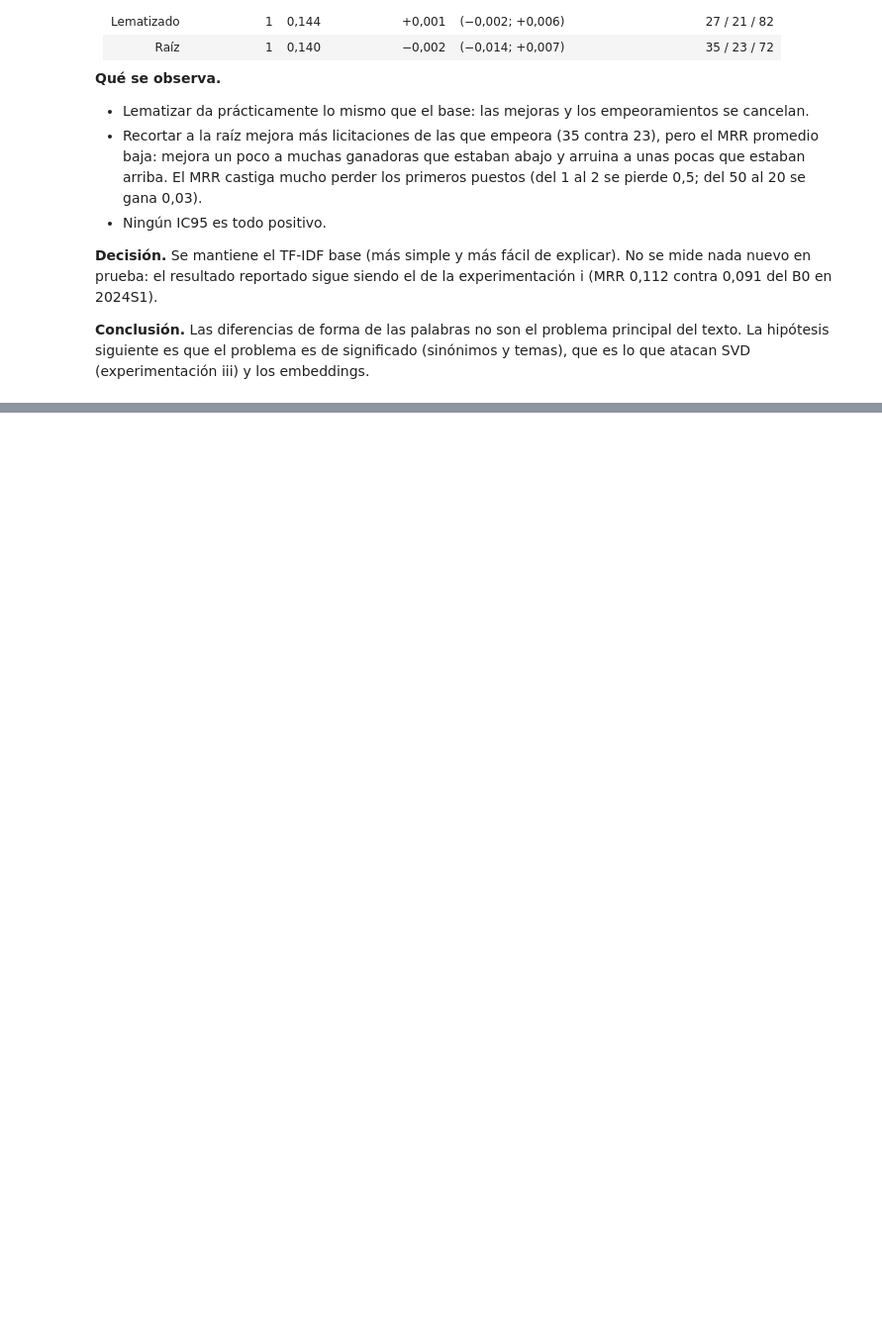
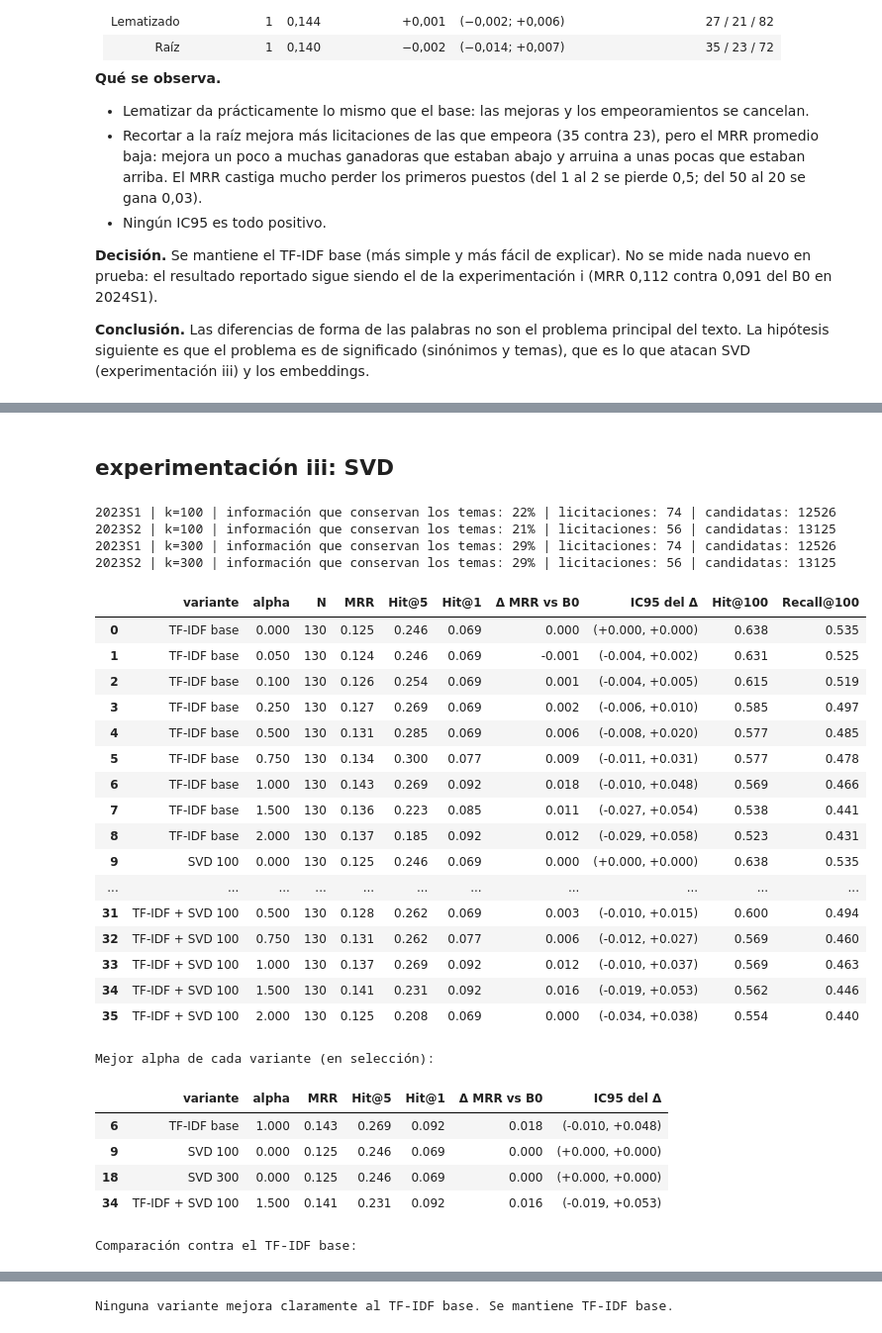
Before and after one commit to AbiFrei/grupo_Luabre, a Jupyter notebook: exploracion_rd.ipynb, the cells around one changed output, grey strips where cells are left out. Shown at 99% size. Cells and saved outputs as stored; diff of their text form; code cells hidden in the pictures; blank space fills up the shorter version.

Commit message:
Experimentación iii: SVD

```diff
--- a/exploracion_rd.ipynb
+++ b/exploracion_rd.ipynb
@@ -970,0 +910,2 @@ open("resultados.md", "w", encoding="utf-8").write(texto)
+# %% [markdown]
+## experimentación iii: SVD
@@ -970,0 +947,72 @@ open("resultados.md", "w", encoding="utf-8").write(texto)
+# %%
+#25# Puntuar la selección con las variantes
+
+#25#
+sc_sel_svd100 = puntuar_svd(sel, 100)
+sc_sel_svd300 = puntuar_svd(sel, 300)
+sc_sel_mix = mezclar(sc_sel, sc_sel_svd100, 0.5)     # TF-IDF + SVD 100, peso fijado de antemano
+# %% [output]
+2023S1 | k=100 | información que conservan los temas: 22% | licitaciones: 74 | candidatas: 12526
+2023S2 | k=100 | información que conservan los temas: 21% | licitaciones: 56 | candidatas: 13125
+2023S1 | k=300 | información que conservan los temas: 29% | licitaciones: 74 | candidatas: 12526
+2023S2 | k=300 | información que conservan los temas: 29% | licitaciones: 56 | candidatas: 13125
+# %%
+#26# Grilla de alpha, comparación y decisión
+
+variantes_svd = {"TF-IDF base": sc_sel, "SVD 100": sc_sel_svd100, "SVD 300": sc_sel_svd300,
+                 "TF-IDF + SVD 100": sc_sel_mix}
+partes = []
+for nombre, sc in variantes_svd.items():
+    t = pd.DataFrame([medir(sc, a, sel) for a in ALPHAS])
+    t.insert(0, "variante", nombre)
+    partes.append(t)
+tabla_svd = pd.concat(partes, ignore_index=True)
+mejor_svd = tabla_svd.loc[tabla_svd.groupby("variante", sort=False)["MRR"].idxmax()]
+alpha_svd = dict(zip(mejor_svd["variante"], mejor_svd["alpha"]))
+comp_svd = pd.DataFrame([{"variante": v, "alpha": alpha_svd[v],
+                          **comparar(variantes_svd[v], alpha_svd[v], sc_sel, alpha_svd["TF-IDF base"], sel)}
+                         for v in ["SVD 100", "SVD 300", "TF-IDF + SVD 100"]])
+
+with pd.option_context("display.float_format", "{:.3f}".format):
+    display(tabla_svd)
+    print("Mejor alpha de cada variante (en selección):")
+    display(mejor_svd[["variante", "alpha", "MRR", "Hit@5", "Hit@1", "Δ MRR vs B0", "IC95 del Δ"]])
+    print("Comparación contra el TF-IDF base:")
+    display(comp_svd)
+
+# Regla fijada antes de mirar: se adopta solo si el IC95 del Δ contra el base es todo positivo.
+claras = comp_svd[comp_svd["IC95 bajo"] > 0]
+if claras.empty:
+    ganadora_svd = "TF-IDF base"
+    print("Ninguna variante mejora claramente al TF-IDF base. Se mantiene TF-IDF base.")
+else:
+    ganadora_svd = claras.sort_values("Δ MRR vs base", ascending=False).iloc[0]["variante"]
+    print("Se adopta:", ganadora_svd, "con alpha", alpha_svd[ganadora_svd])
+
+ #----
+ #Qué hace: lo mismo que la #21 y la #22 juntas, para las variantes de SVD. Usa la función comparar de la #22.
+# %% [output]
+|  | variante | alpha | N | MRR | Hit@5 | Hit@1 | Δ MRR vs B0 | IC95 del Δ | Hit@100 | Recall@100 |
+| 0 | TF-IDF base | 0.000 | 130 | 0.125 | 0.246 | 0.069 | 0.000 | (+0.000, +0.000) | 0.638 | 0.535 |
+| 1 | TF-IDF base | 0.050 | 130 | 0.124 | 0.246 | 0.069 | -0.001 | (-0.004, +0.002) | 0.631 | 0.525 |
+| 2 | TF-IDF base | 0.100 | 130 | 0.126 | 0.254 | 0.069 | 0.001 | (-0.004, +0.005) | 0.615 | 0.519 |
+| 3 | TF-IDF base | 0.250 | 130 | 0.127 | 0.269 | 0.069 | 0.002 | (-0.006, +0.010) | 0.585 | 0.497 |
+| 4 | TF-IDF base | 0.500 | 130 | 0.131 | 0.285 | 0.069 | 0.006 | (-0.008, +0.020) | 0.577 | 0.485 |
+| 5 | TF-IDF base | 0.750 | 130 | 0.134 | 0.300 | 0.077 | 0.009 | (-0.011, +0.031) | 0.577 | 0.478 |
+| 6 | TF-IDF base | 1.000 | 130 | 0.143 | 0.269 | 0.092 | 0.018 | (-0.010, +0.048) | 0.569 | 0.466 |
+| 7 | TF-IDF base | 1.500 | 130 | 0.136 | 0.223 | 0.085 | 0.011 | (-0.027, +0.054) | 0.538 | 0.441 |
+| 8 | TF-IDF base | 2.000 | 130 | 0.137 | 0.185 | 0.092 | 0.012 | (-0.029, +0.058) | 0.523 | 0.431 |
+| 9 | SVD 100 | 0.000 | 130 | 0.125 | 0.246 | 0.069 | 0.000 | (+0.000, +0.000) | 0.638 | 0.535 |
+| ... | ... | ... | ... | ... | ... | ... | ... | ... | ... | ... |
+| 31 | TF-IDF + SVD 100 | 0.500 | 130 | 0.128 | 0.262 | 0.069 | 0.003 | (-0.010, +0.015) | 0.600 | 0.494 |
+| 32 | TF-IDF + SVD 100 | 0.750 | 130 | 0.131 | 0.262 | 0.077 | 0.006 | (-0.012, +0.027) | 0.569 | 0.460 |
+| 33 | TF-IDF + SVD 100 | 1.000 | 130 | 0.137 | 0.269 | 0.092 | 0.012 | (-0.010, +0.037) | 0.569 | 0.463 |
+| 34 | TF-IDF + SVD 100 | 1.500 | 130 | 0.141 | 0.231 | 0.092 | 0.016 | (-0.019, +0.053) | 0.562 | 0.446 |
+| 35 | TF-IDF + SVD 100 | 2.000 | 130 | 0.125 | 0.208 | 0.069 | 0.000 | (-0.034, +0.038) | 0.554 | 0.440 |
+Mejor alpha de cada variante (en selección):
+|  | variante | alpha | MRR | Hit@5 | Hit@1 | Δ MRR vs B0 | IC95 del Δ |
+| 6 | TF-IDF base | 1.000 | 0.143 | 0.269 | 0.092 | 0.018 | (-0.010, +0.048) |
+| 9 | SVD 100 | 0.000 | 0.125 | 0.246 | 0.069 | 0.000 | (+0.000, +0.000) |
+| 18 | SVD 300 | 0.000 | 0.125 | 0.246 | 0.069 | 0.000 | (+0.000, +0.000) |
+| 34 | TF-IDF + SVD 100 | 1.500 | 0.141 | 0.231 | 0.092 | 0.016 | (-0.019, +0.053) |
+Comparación contra el TF-IDF base:
@@ -970,0 +1023 @@ open("resultados.md", "w", encoding="utf-8").write(texto)
+Ninguna variante mejora claramente al TF-IDF base. Se mantiene TF-IDF base.
```
Also changed, not shown: parts of 6 cells of this notebook, 1 other file.
